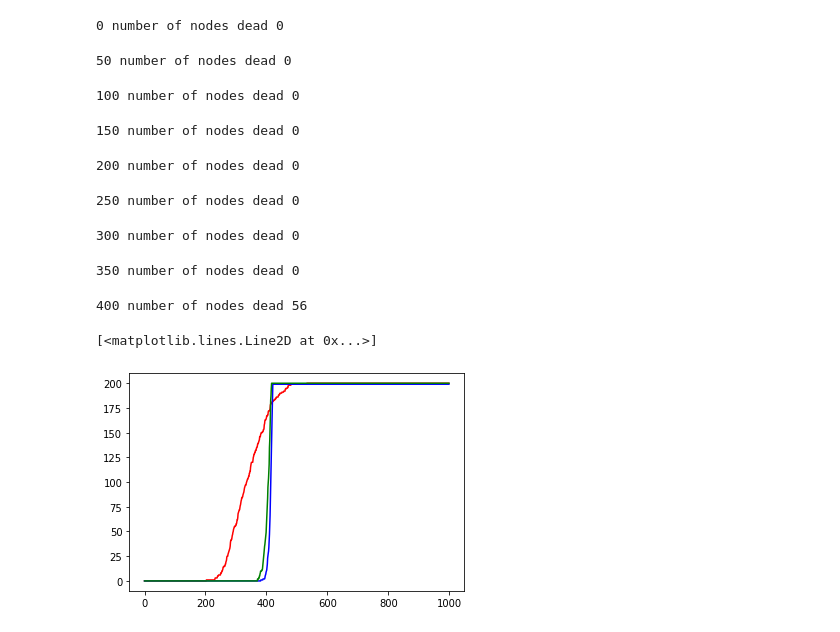
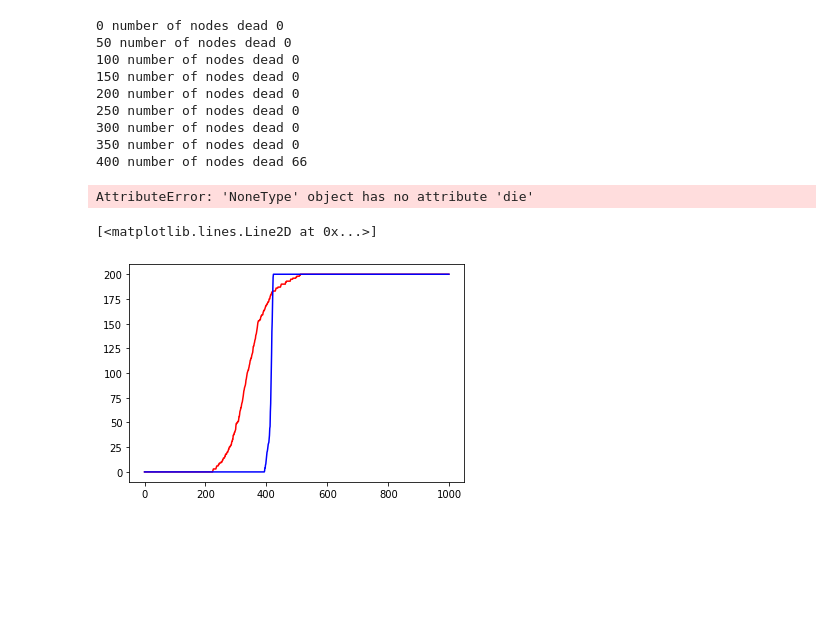
Before and after one commit to leo20021210/network_research, a Jupyter notebook: py_model/KMeans LEACH.ipynb, the cells around one changed output. Drawn from its saved outputs; the diff is of its cells as text; code cells hidden in the pictures; blank space fills up the shorter version.

```diff
--- a/py_model/KMeans LEACH.ipynb
+++ b/py_model/KMeans LEACH.ipynb
@@ -310,7 +310,7 @@ for i in range(num_rounds):
     index = np.asarray([i for i in range(num_nodes) if i not in dead])
     survive = data[[i for i in range(num_nodes) if i not in dead]]
     num_clusters = max(int((num_nodes - len(dead))*0.05 + 1), 3)
-    kmeans = GaussianMixture(n_components=5, random_state=0, max_iter = 5).fit(data)
+    kmeans = GaussianMixture(n_components=5, random_state=0).fit(data)
     C = [Cluster() for i in range(num_clusters)]
     labels = kmeans.predict(data)
     for k in range(num_clusters):
@@ -344,21 +344,22 @@ for i in range(num_rounds):
                 dead.append(k)
 # %% [output]
 0 number of nodes dead 0
+50 number of nodes dead 0
+100 number of nodes dead 0
+150 number of nodes dead 0
+200 number of nodes dead 0
+250 number of nodes dead 0
+300 number of nodes dead 0
+350 number of nodes dead 0
+400 number of nodes dead 66
-50 number of nodes dead 0
+AttributeError: 'NoneType' object has no attribute 'die'
-100 number of nodes dead 0
-150 number of nodes dead 0
-200 number of nodes dead 0
-250 number of nodes dead 0
-300 number of nodes dead 0
-350 number of nodes dead 0
-400 number of nodes dead 56
 # %%
 plt.plot(range(num_rounds), num, color = "red")
 plt.plot(range(num_rounds), nums, color = "blue")
-plt.plot(range(num_rounds), nums1, color = "green")
+#plt.plot(range(num_rounds), nums1, color = "green")
 # %% [output]
 [<matplotlib.lines.Line2D at 0x...>]
-[figure, old version]
+[figure, new version]
 # %%
 Nodes = [None for i in range(num_nodes)]
 
```
Also changed, not shown: parts of 8 cells of this notebook.
